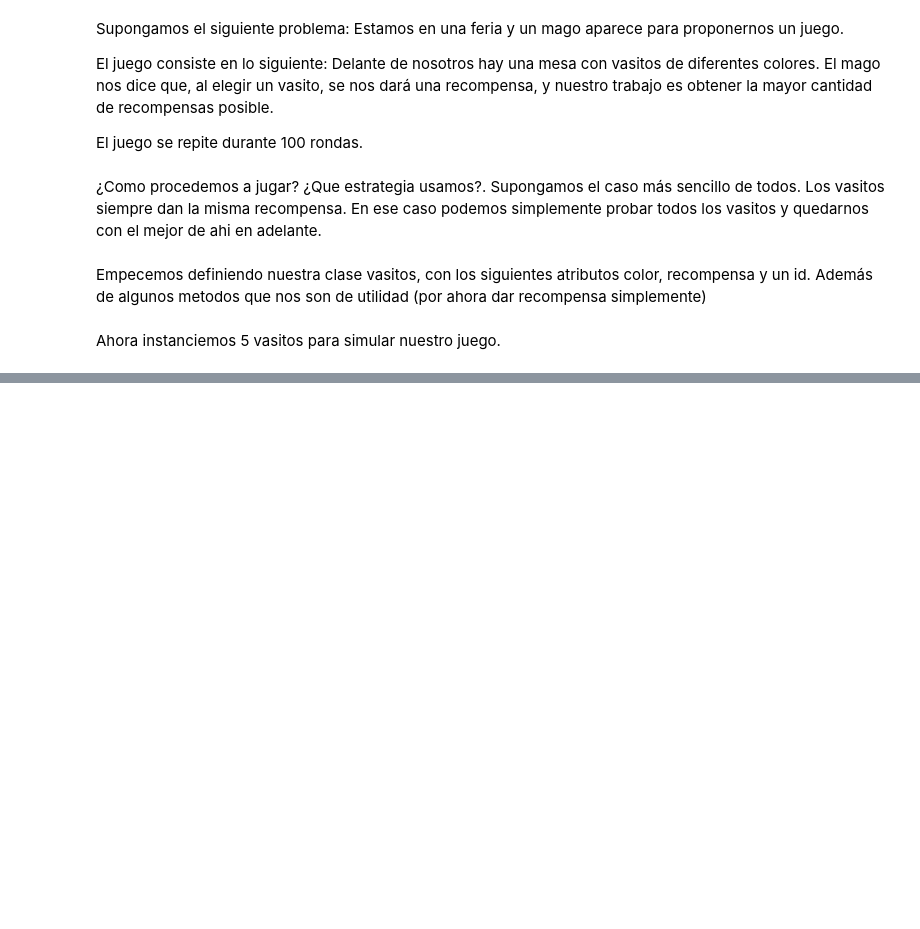
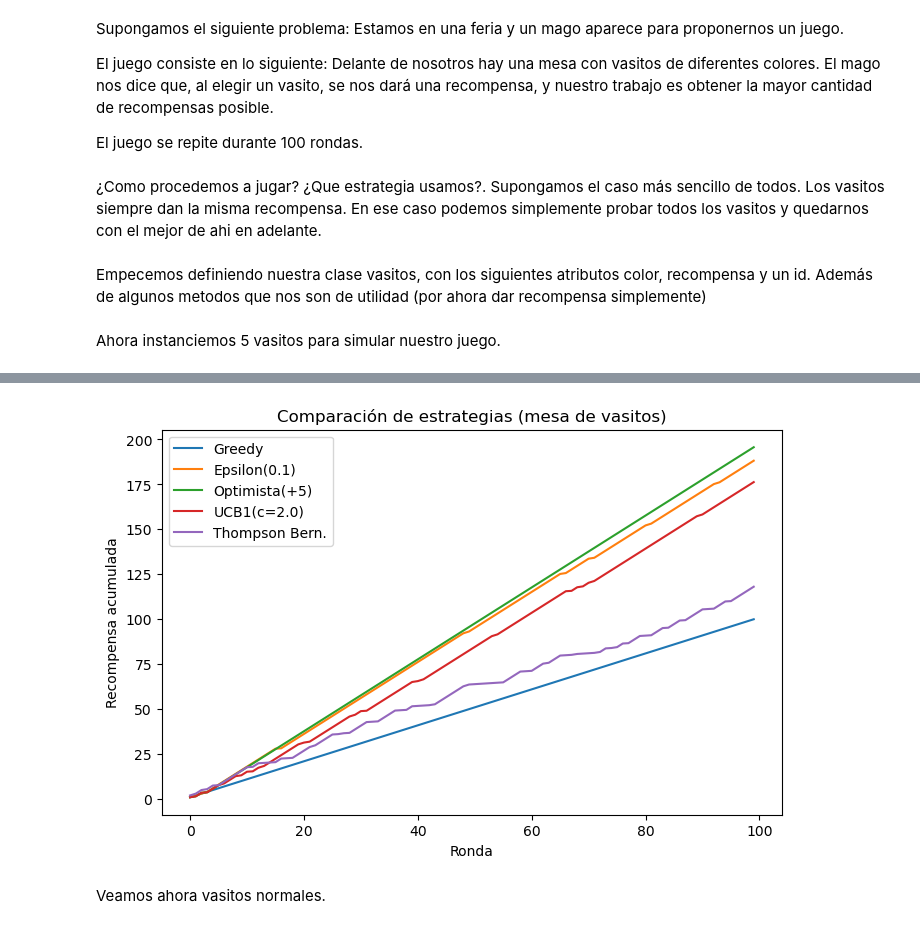
Before and after one commit to agarcia1607/TDG, a Jupyter notebook: Untitled-1.ipynb, the cells around one changed output, grey strips where cells are left out. Cells and saved outputs as stored; diff of their text form; code cells hidden in the pictures; blank space fills up the shorter version.

```diff
--- a/Untitled-1.ipynb
+++ b/Untitled-1.ipynb
@@ -43,0 +88,5 @@ vasito_negro=Vasito("negro",5,4)
+# %%
+vasos=[vasito_rojo,vasito_naranja,vasito_negro,vasito_verde] #creamos la lista de los vasitos.
+mesa=Mesa(vasos,rondas=100)
+mesa.jugar("negro")
+mesa.mostrar_historial()
@@ -43,0 +99,12 @@ vasito_negro=Vasito("negro",5,4)
+# %%
+import numpy as np
+
+
+class Estrategia:
+    def decidir(self, mesa: Mesa):
+        """Devuelve qué vasito elegir (color o Vasito)."""
+        raise NotImplementedError
+
+    def actualizar(self, eleccion, recompensa: float):
+        """Permite a la estrategia aprender después de cada jugada."""
+        pass
@@ -43,0 +273,57 @@ vasito_negro=Vasito("negro",5,4)
+# %%
+import matplotlib.pyplot as plt
+import numpy as np
+
+# --- utilidades ---
+def clonar_mesa(vasitos_base, rondas):
+    # Crea nuevos objetos Vasito para no compartir estado entre estrategias
+    vasos = [Vasito(v.color, v.reward) for v in vasitos_base]
+    return Mesa(vasos, rondas=rondas)
+
+def jugar_y_trazar(mesa, jugador):
+    """Devuelve lista con recompensa acumulada por ronda."""
+    acumulado = []
+    while not mesa.terminado():
+        jugador.jugar_una_ronda(mesa)
+        acumulado.append(jugador.recompensa_total)
+    return np.array(acumulado)
+
+# --- define tu “feria” (mesa base) ---
+vasitos_base = [
+    Vasito("rojo", 1.0),
+    Vasito("azul", 0.5),
+    Vasito("negro", 2.0),
+    Vasito("verde", 0.2),
+]
+RONDAS = 100
+
+# --- estrategias a comparar ---
+estrategias = {
+    "Greedy":           lambda: Greedy(),
+    "Epsilon(0.1)":     lambda: EpsilonGreedy(epsilon=0.1, seed=42),
+    "Optimista(+5)":    lambda: OptimisticGreedy(valor_inicial=500),
+    "UCB1(c=2.0)":      lambda: UCB1(c=2.0),
+    "Thompson Bern.":   lambda: ThompsonBernoulli(seed=0),  # ideal si recompensas 0/1
+}
+
+# --- jugar y recolectar trazas ---
+trazas = {}
+for nombre, make_strat in estrategias.items():
+    mesa = clonar_mesa(vasitos_base, RONDAS)
+    jugador = Jugador(make_strat(), nombre=f"J-{nombre}")
+    traza = jugar_y_trazar(mesa, jugador)
+    trazas[nombre] = traza
+
+# --- graficar: recompensa acumulada por ronda ---
+plt.figure(figsize=(8,5))
+for nombre, traza in trazas.items():
+    plt.plot(traza, label=nombre)
+plt.xlabel("Ronda")
+plt.ylabel("Recompensa acumulada")
+plt.title("Comparación de estrategias (mesa de vasitos)")
+plt.legend()
+plt.show()
+# %% [output]
+[figure, added]
+# %% [markdown]
+Veamos ahora vasitos normales.
```
Also changed, not shown: parts of 21 cells of this notebook.
